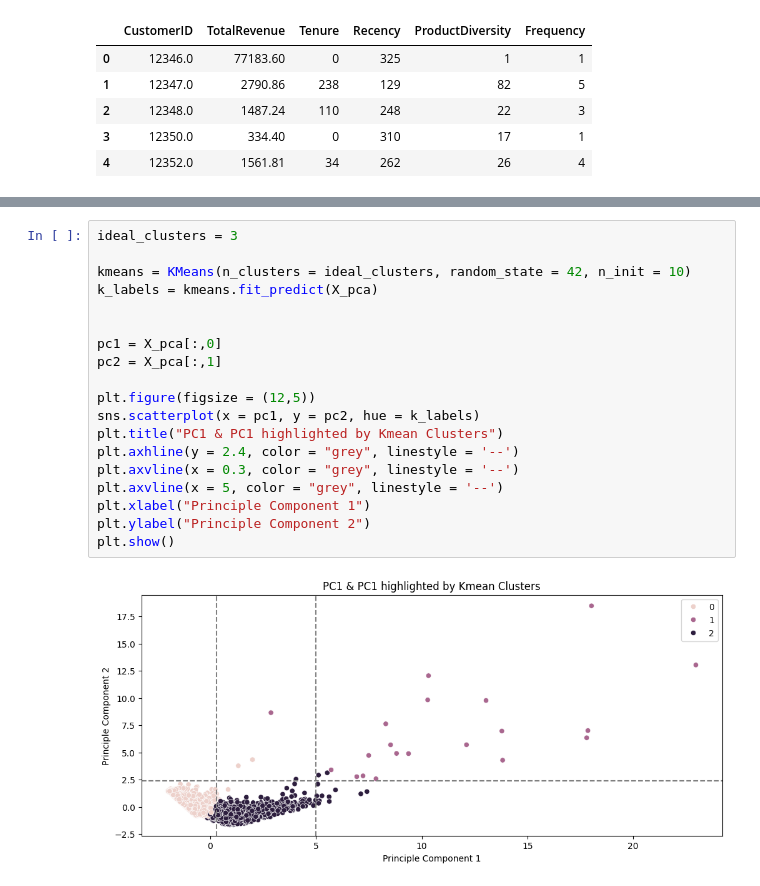
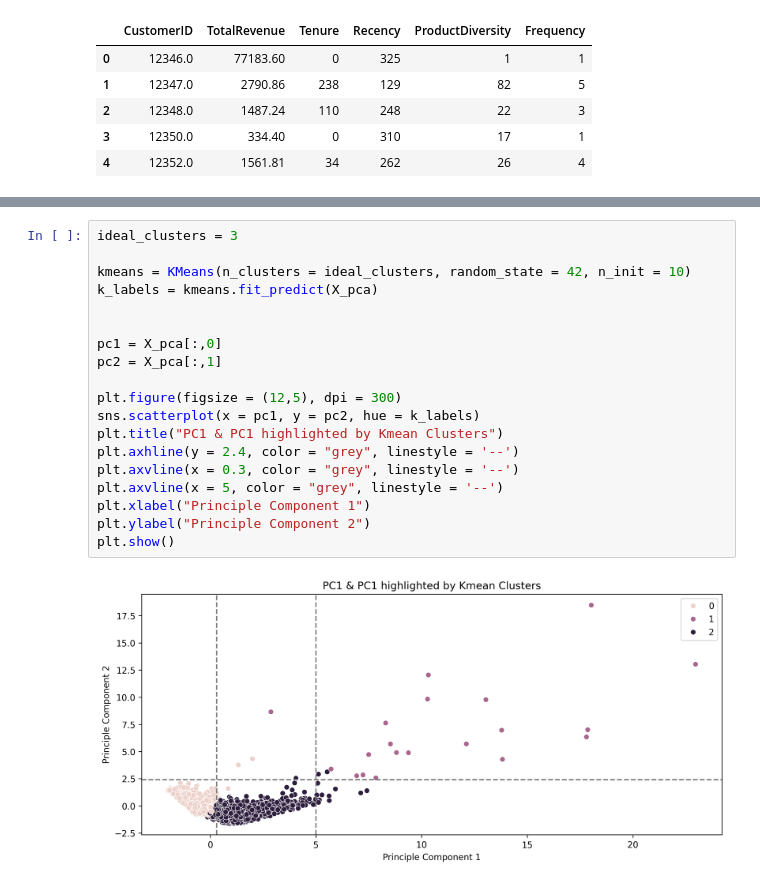
Before and after one commit to mundundan-star/online-retail-customer-analytics, a Jupyter notebook: Customer_Segmentation.ipynb, the cells around one changed output, grey strips where cells are left out. Drawn from its saved outputs; the diff is of its cells as text.

```diff
--- a/Customer_Segmentation.ipynb
+++ b/Customer_Segmentation.ipynb
@@ -93,24 +95,24 @@ plt.show()
 # %%
 ideal_clusters = 3
 
 kmeans = KMeans(n_clusters = ideal_clusters, random_state = 42, n_init = 10)
 k_labels = kmeans.fit_predict(X_pca)
 
 
 pc1 = X_pca[:,0]
 pc2 = X_pca[:,1]
 
-plt.figure(figsize = (12,5))
+plt.figure(figsize = (12,5), dpi = 300)
 sns.scatterplot(x = pc1, y = pc2, hue = k_labels)
 plt.title("PC1 & PC1 highlighted by Kmean Clusters")
 plt.axhline(y = 2.4, color = "grey", linestyle = '--')
 plt.axvline(x = 0.3, color = "grey", linestyle = '--')
 plt.axvline(x = 5, color = "grey", linestyle = '--')
 plt.xlabel("Principle Component 1")
 plt.ylabel("Principle Component 2")
 plt.show()
 # %% [output]
-[figure, old version]
+[figure, new version]
 # %%
 # Adding clusters view to Database
 klabels_df = pd.DataFrame(df["CustomerID"])
```
Also changed, not shown: parts of 3 cells of this notebook.
